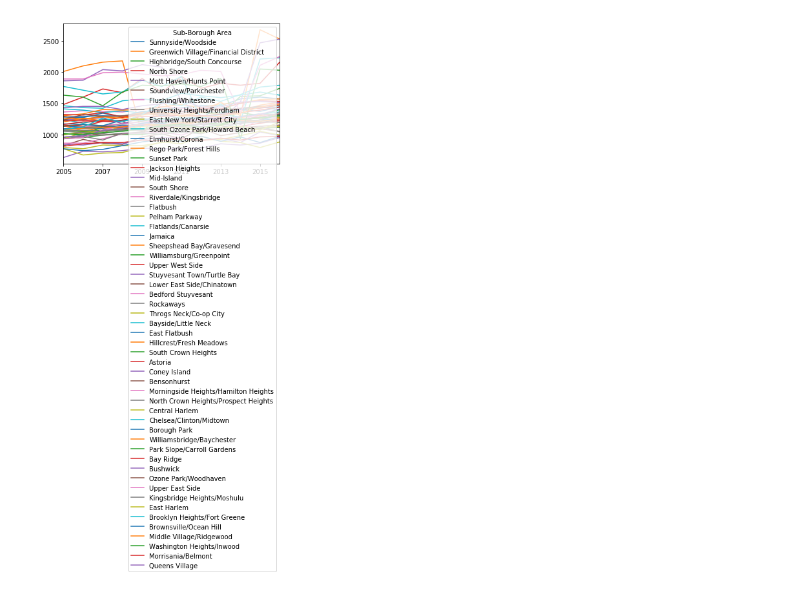
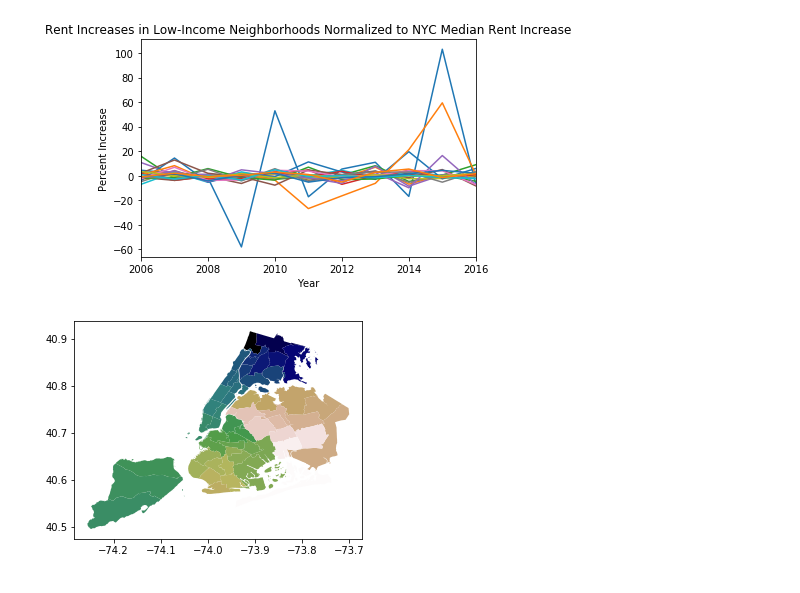
Before and after one commit to msgiles/am231final, a Jupyter notebook: notebooks/work.ipynb, the cells around one changed output. Drawn from its saved outputs; the diff is of its cells as text; code cells hidden in the pictures.

```diff
--- a/notebooks/work.ipynb
+++ b/notebooks/work.ipynb
@@ -94,5 +93,14 @@ plt.show()
-# %%
-median_rents.set_index('Sub-Borough Area')[years].transpose().plot()
-plt.show()
-# %% [output]
-[figure, removed]
+# %%
+rent_increases_pct = rent_increases * 100
+rent_increases_pct[low_income].set_index('Sub-Borough Area').transpose().plot(legend=False,title='Rent Increases in Low-Income Neighborhoods Normalized to NYC Median Rent Increase')
+plt.xlabel('Year')
+plt.ylabel('Percent Increase')
+plt.show()
+# %% [output]
+[figure, added]
+# %%
+sbas = gpd.read_file('../data/Public Use Microdata Areas (PUMA)/')
+sbas.plot(cmap='gist_earth')
+plt.show()
+# %% [output]
+[figure, added]
```
Also changed, not shown: parts of 8 cells of this notebook, 1 other file.
